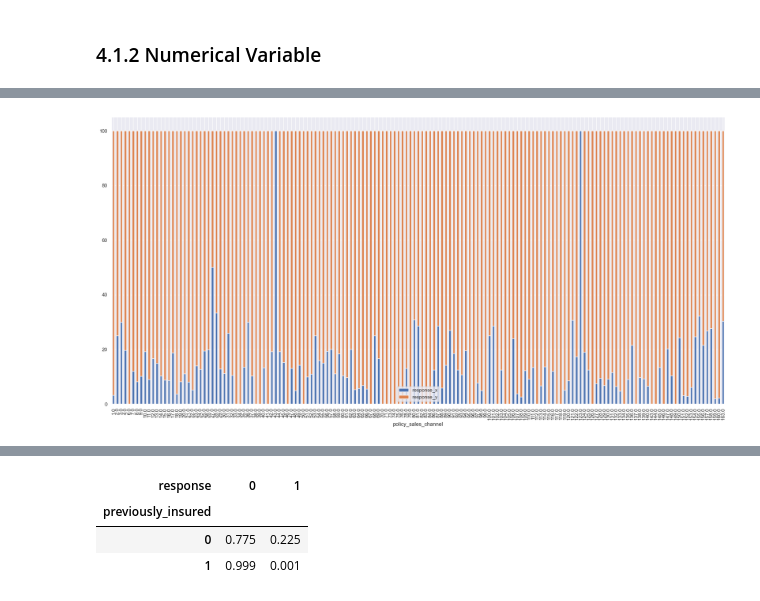
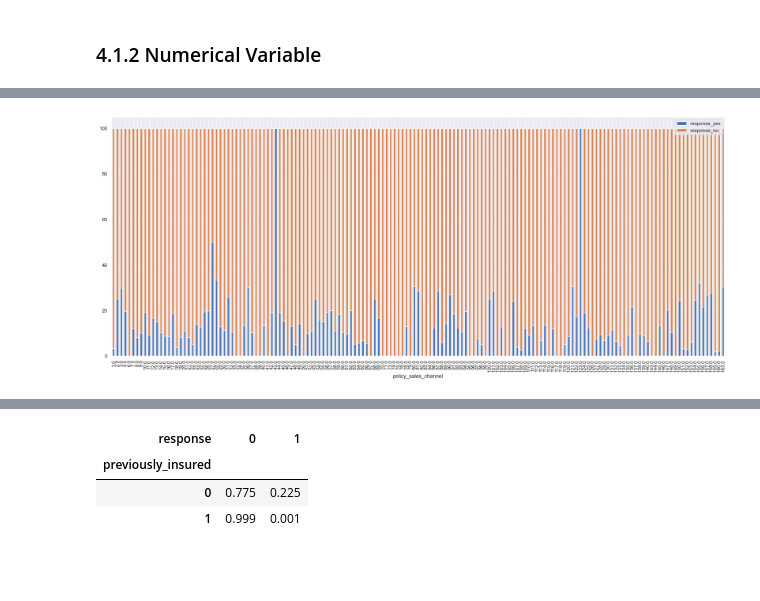
Before and after one commit to SamuelOliveirads/Health_Insurance_Cross_Sell, a Jupyter notebook: notebooks/v1-m7.0-hics-machine-learning.ipynb, the cells around one changed output, grey strips where cells are left out. Saved outputs shown, nothing was run; the diff lists cells and outputs as text; code cells hidden in the pictures; blank space fills up the shorter version.

Commit message:
making new training with balanced data

```diff
--- a/notebooks/v1-m7.0-hics-machine-learning.ipynb
+++ b/notebooks/v1-m7.0-hics-machine-learning.ipynb
@@ -487,18 +509,24 @@ num_attributes.hist(bins=25);
 # %%
 #policy_sales_channel
 # count responses per channel
-aux01 = df4[['policy_sales_channel', 'response']].groupby('policy_sales_channel').sum().reset_index()
-aux02 = df4[['policy_sales_channel', 'response']].groupby('policy_sales_channel').count().reset_index()
+aux01 = df4[['policy_sales_channel', 'response']].groupby('policy_sales_channel').sum().reset_index() # count responses = 1 per channel
+aux02 = df4[['policy_sales_channel', 'response']].groupby('policy_sales_channel').count().reset_index() # count total responses
 
 # merge and make percentage
-aux03 = pd.merge(aux01, aux02, how='inner', on='policy_sales_channel')
-aux03['response_x'] = aux03.apply(lambda x: x['response_x'] / x['response_y'] * 100, axis=1)
+aux03 = pd.merge(aux01, aux02, how='inner', on='policy_sales_channel') # merge data of responses
+aux03['response_y'] = aux03.apply(lambda x: int(x['response_y'] - x['response_x']), axis=1) # adjust total response for response = 0
+
+# transform into percentage
+aux03['response_x'] = aux03.apply(lambda x: x['response_x']/(x['response_x'] + x['response_y']) * 100, axis=1)
 aux03['response_y'] = aux03.apply(lambda x: 100 - x['response_x'], axis=1)
+
+# adjust columns name
+aux03.columns = ['policy_sales_channel', 'response_yes', 'response_no']
 
 # plot
 aux03.plot(x = 'policy_sales_channel', kind = 'bar', stacked = True);
 # %% [output]
-[figure, old version]
+[figure, new version]
 # %%
 sns.boxplot(x='response', y='policy_sales_channel', data=df4);
 # %% [output]
```
Also changed, not shown: parts of 63 cells of this notebook, 14 other files.
